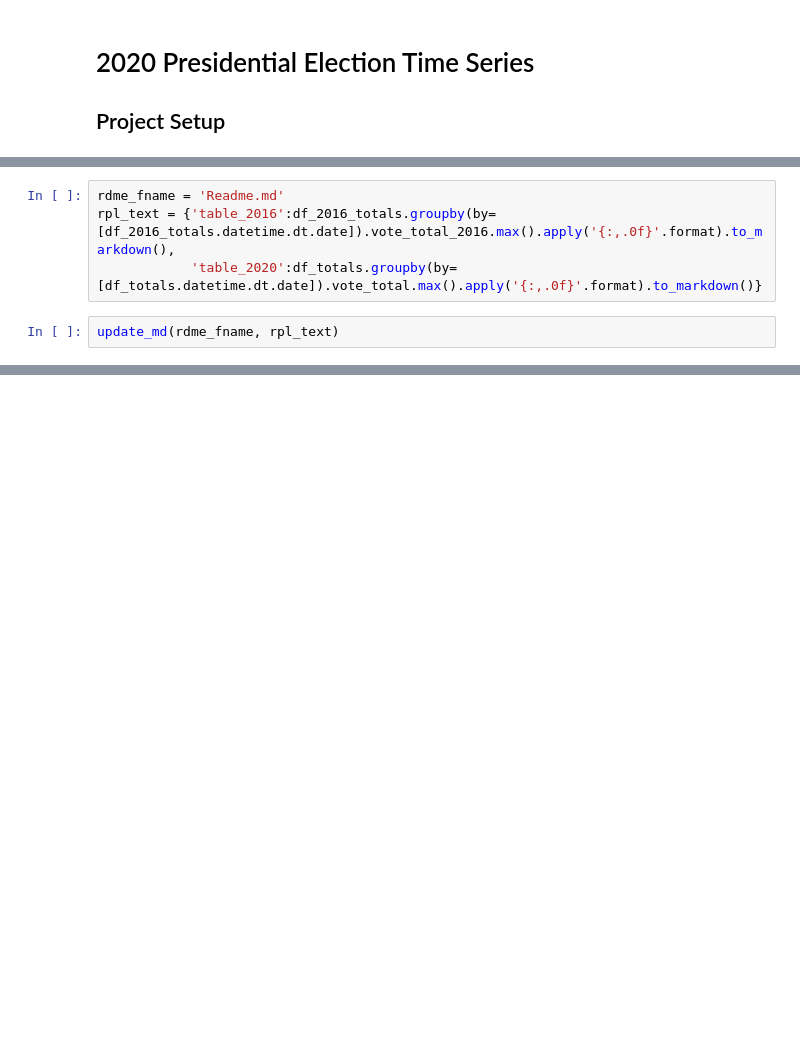
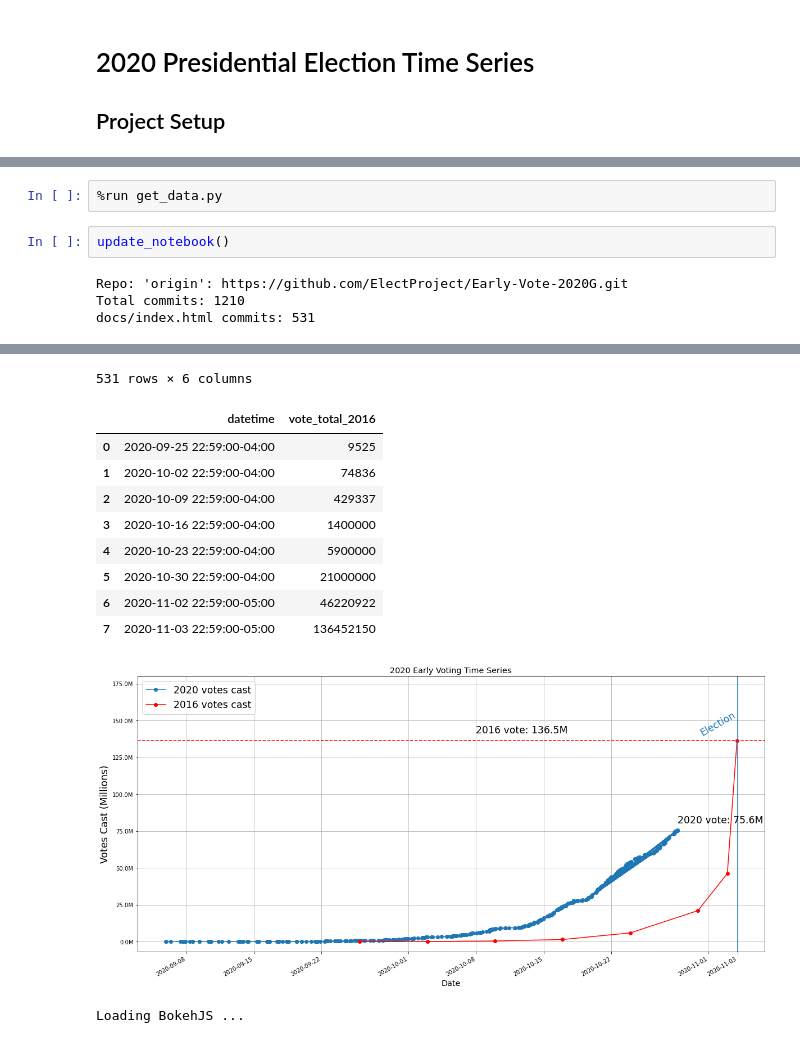
Before and after one commit to jmerkel05/2020_Vote, a Jupyter notebook: get_data.ipynb, the cells around one changed output, grey strips where cells are left out. Saved outputs shown, nothing was run; the diff lists cells and outputs as text; blank space fills up the shorter version.

Commit message:
data update

```diff
--- a/get_data.ipynb
+++ b/get_data.ipynb
@@ -352,6 +4,8 @@ Loading BokehJS ...
-# %%
-rdme_fname = 'Readme.md'
-rpl_text = {'table_2016':df_2016_totals.groupby(by=[df_2016_totals.datetime.dt.date]).vote_total_2016.max().apply('{:,.0f}'.format).to_markdown(),
-            'table_2020':df_totals.groupby(by=[df_totals.datetime.dt.date]).vote_total.max().apply('{:,.0f}'.format).to_markdown()}
-# %%
-update_md(rdme_fname, rpl_text)
+# %%
+%run get_data.py
+# %%
+update_notebook()
+# %% [output]
+Repo: 'origin': https://github.com/ElectProject/Early-Vote-2020G.git
+Total commits: 1210
+docs/index.html commits: 531
@@ -357,0 +24,12 @@ update_md(rdme_fname, rpl_text)
+531 rows × 6 columns
+|  | datetime | vote_total_2016 |
+| 0 | 2020-09-25 22:59:00-04:00 | 9525 |
+| 1 | 2020-10-02 22:59:00-04:00 | 74836 |
+| 2 | 2020-10-09 22:59:00-04:00 | 429337 |
+| 3 | 2020-10-16 22:59:00-04:00 | 1400000 |
+| 4 | 2020-10-23 22:59:00-04:00 | 5900000 |
+| 5 | 2020-10-30 22:59:00-04:00 | 21000000 |
+| 6 | 2020-11-02 22:59:00-05:00 | 46220922 |
+| 7 | 2020-11-03 22:59:00-05:00 | 136452150 |
+[figure, added]
+Loading BokehJS ...
```
Also changed, not shown: parts of 23 cells of this notebook, 7 other files.
